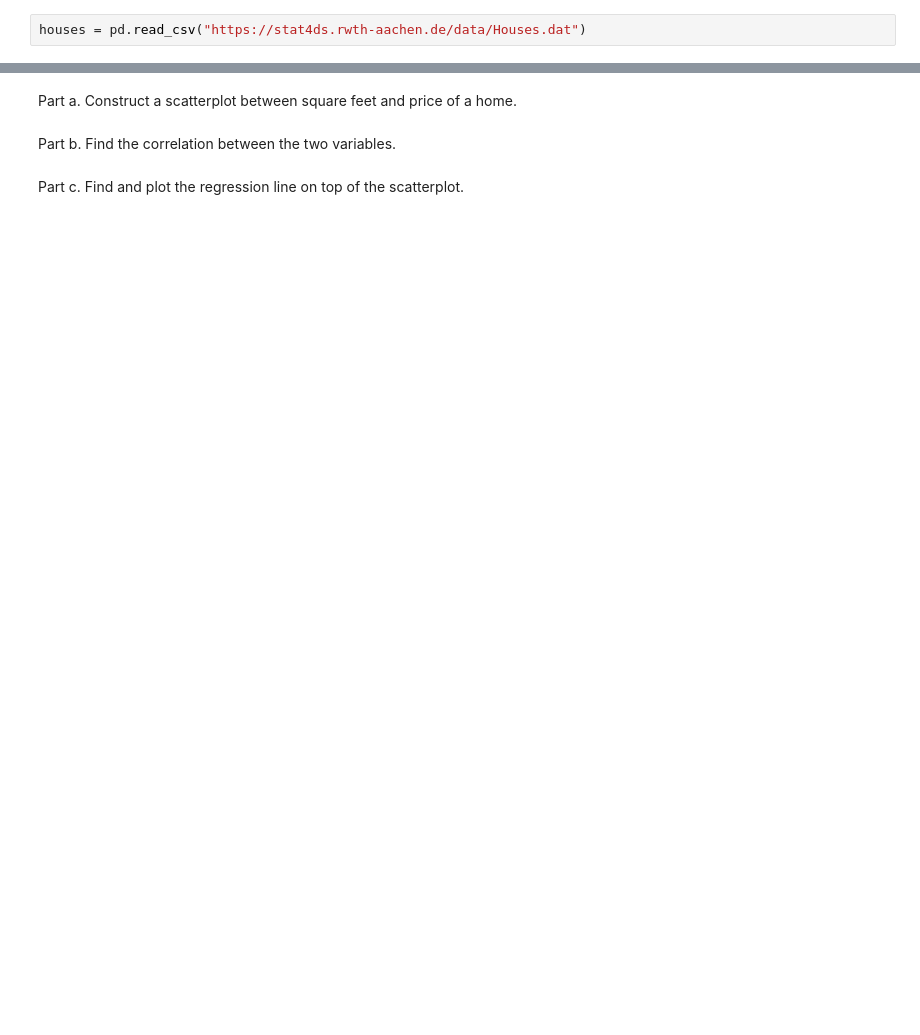
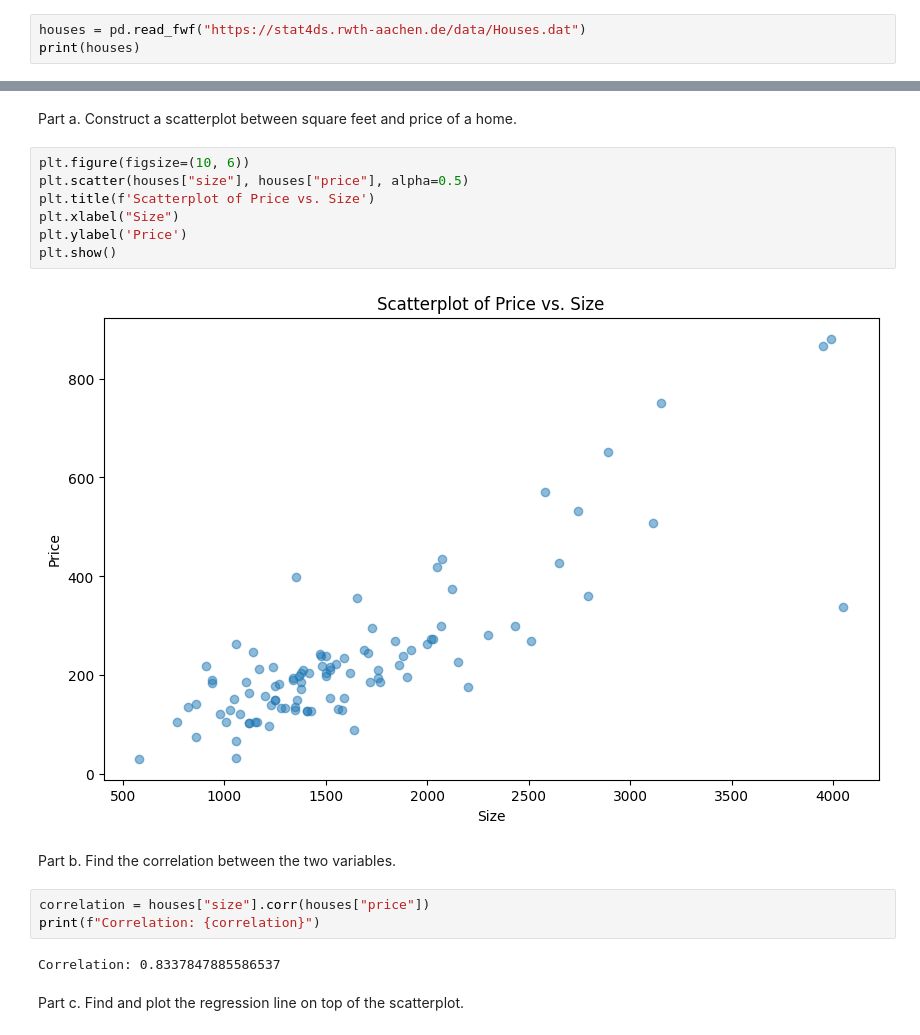
Before and after one commit to stat220/stat-220-hw1-rileyballard6, a Jupyter notebook: Stat_220_HW1.ipynb, the cells around one changed output, grey strips where cells are left out. Drawn from its saved outputs; the diff is of its cells as text; blank space fills up the shorter version.

```diff
--- a/Stat_220_HW1.ipynb
+++ b/Stat_220_HW1.ipynb
@@ -29,4 +109,5 @@ Part c. Now include the observation for D.C. and recalculate the mean, median, a
 **Problem 4**. Read in the Houses data file using the following code.  The variables include price (thousands of dollars), size (square feet), tax bill (dollars), number of bathrooms, number of bedrooms, and whether the house is new (1 = yes, 0 = no) for 100 home sales in Gainesville, Florida. Let
 y = selling price and x = size of home.
 # %%
-houses = pd.read_csv("https://stat4ds.rwth-aachen.de/data/Houses.dat")
+houses = pd.read_fwf("https://stat4ds.rwth-aachen.de/data/Houses.dat")
+print(houses)
@@ -33,6 +129,20 @@ houses = pd.read_csv("https://stat4ds.rwth-aachen.de/data/Houses.dat")
 # %% [markdown]
 Part a. Construct a scatterplot between square feet and price of a home.
+# %%
+plt.figure(figsize=(10, 6))
+plt.scatter(houses["size"], houses["price"], alpha=0.5)
+plt.title(f'Scatterplot of Price vs. Size')
+plt.xlabel("Size")
+plt.ylabel('Price')
+plt.show()
+# %% [output]
+[figure, added]
 # %% [markdown]
 Part b. Find the correlation between the two variables.
+# %%
+correlation = houses["size"].corr(houses["price"])
+print(f"Correlation: {correlation}")
+# %% [output]
+Correlation: 0.8337847885586537
 # %% [markdown]
 Part c. Find and plot the regression line on top of the scatterplot.
```
Also changed, not shown: parts of 17 cells of this notebook.
